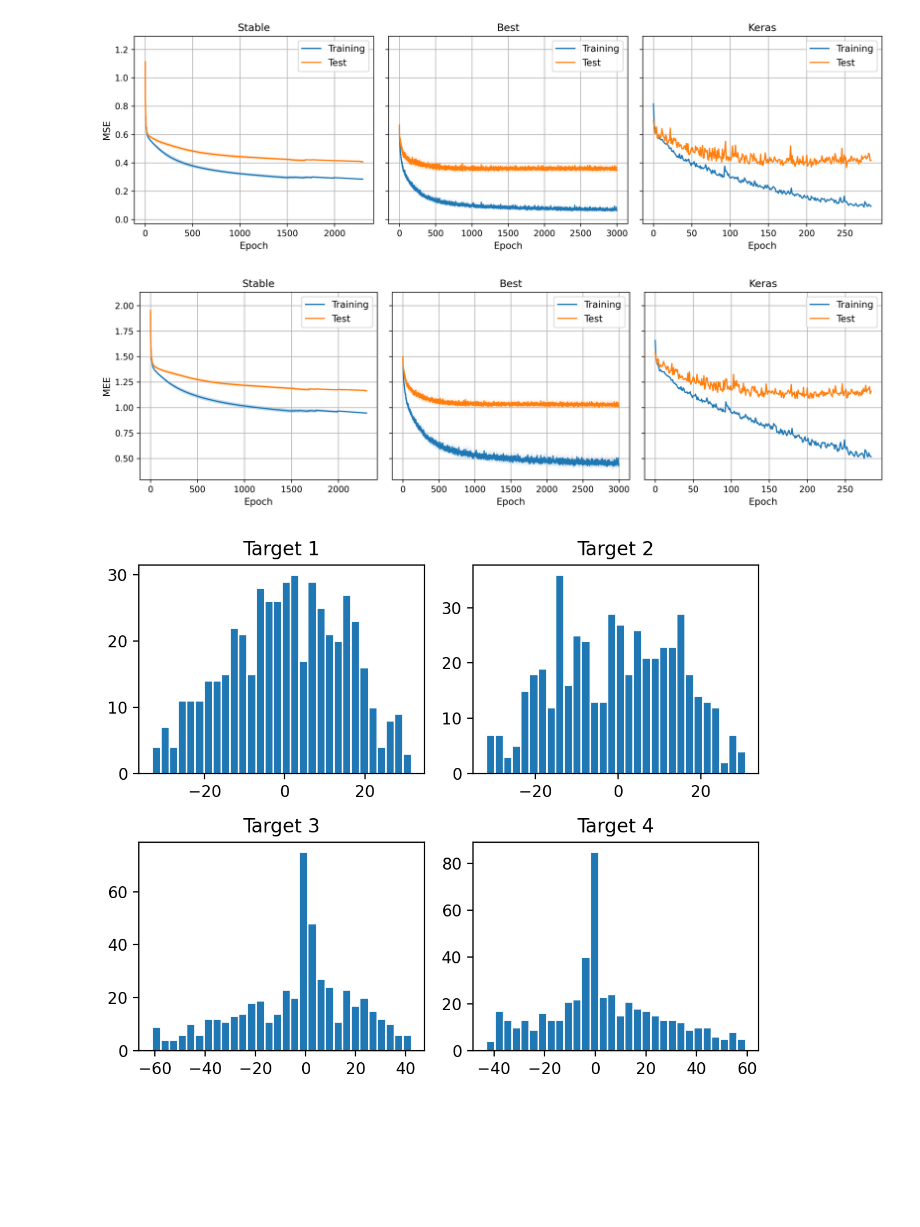
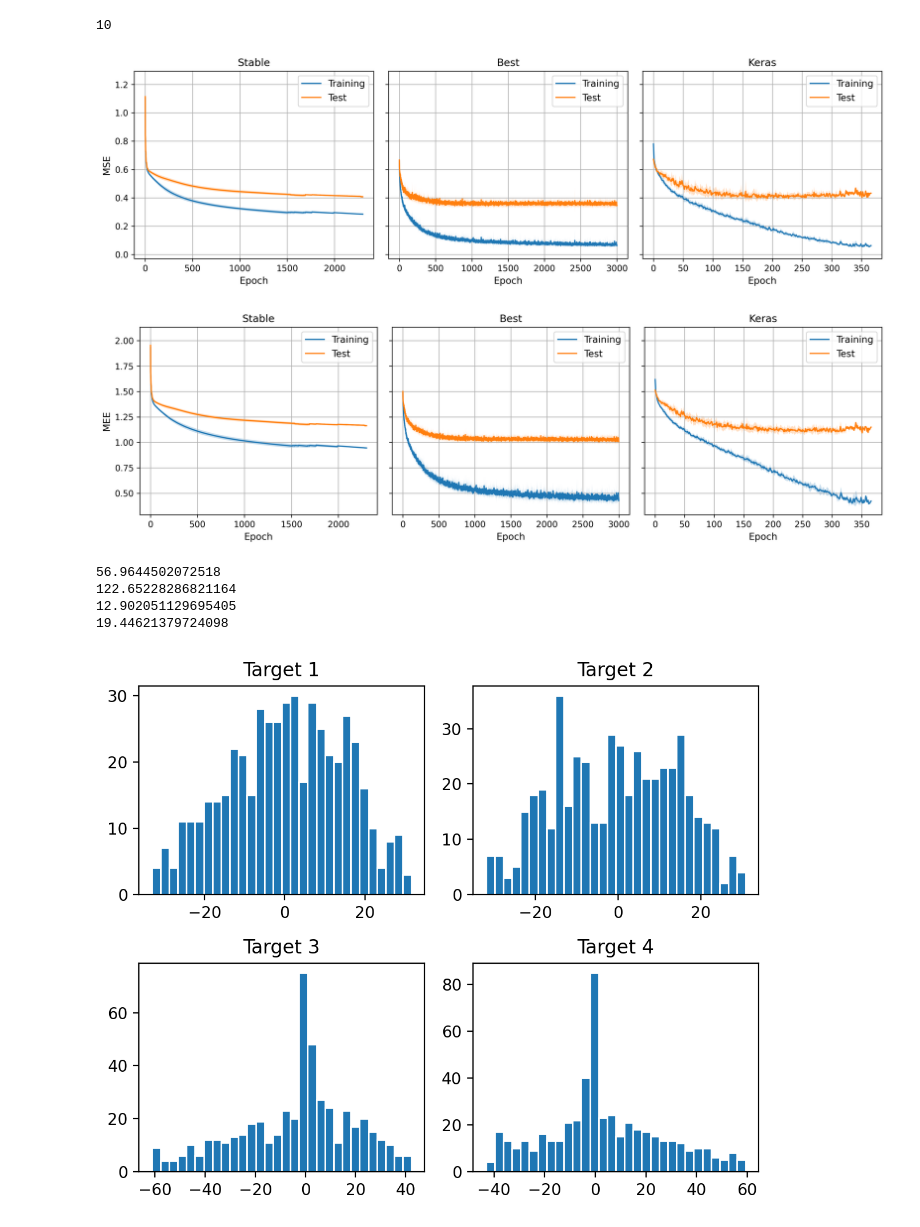
Before and after one commit to NicolaAnnu/NeuralNetwork-ML, a Jupyter notebook: notebooks/plots.ipynb, the cells around one changed output. Cells and saved outputs as stored; diff of their text form; code cells hidden in the pictures; blank space fills up the shorter version.

```diff
--- a/notebooks/plots.ipynb
+++ b/notebooks/plots.ipynb
@@ -108,10 +108,9 @@ axes[1].set_xlabel("Epoch", fontsize=fontsize)
 axes[1].grid(True)
 axes[1].legend(fontsize=fontsize)
 
-
 axes[2].set_title("Keras", fontsize=fontsize + 1)
-axes[2].plot(ks["loss_curve"], label="Training")
-axes[2].plot(ks["val_loss_curve"], label="Test")
+plot_curve(axes[2], ks["loss_curve"], "Training")
+plot_curve(axes[2], ks["val_loss_curve"], "Test")
 axes[2].set_xlabel("Epoch", fontsize=fontsize)
 axes[2].grid(True)
 axes[2].legend(fontsize=fontsize)
@@ -120,43 +119,54 @@ plt.tight_layout()
 plt.savefig("images/cup_mse.png", format="png", dpi=300)
 plt.show()
 # %% [output]
+10
-[figure, old version]
+[figure, new version]
 # %%
 fontsize = 11
 fig, axes = plt.subplots(1, 3, figsize=(13, 4), sharey=True, dpi=300)
 axes = axes.flatten()
 
 axes[0].set_ylabel("MEE", fontsize=fontsize)
 
 axes[0].set_title("Stable", fontsize=fontsize + 1)
 plot_curve(axes[0], stable["score_curves"], "Training")
 plot_curve(axes[0], stable["val_score_curves"], "Test")
 axes[0].set_xlabel("Epoch", fontsize=fontsize)
 axes[0].grid(True)
 axes[0].legend(fontsize=fontsize)
 
 
 axes[1].set_title("Best", fontsize=fontsize + 1)
 plot_curve(axes[1], best["score_curves"], "Training")
 plot_curve(axes[1], best["val_score_curves"], "Test")
 axes[1].set_xlabel("Epoch", fontsize=fontsize)
 axes[1].grid(True)
 axes[1].legend(fontsize=fontsize)
 
 
 axes[2].set_title("Keras", fontsize=fontsize + 1)
-axes[2].plot(ks["score_curve"], label="Training")
-axes[2].plot(ks["val_score_curve"], label="Test")
+plot_curve(axes[2], ks["score_curve"], "Training")
+plot_curve(axes[2], ks["val_score_curve"], "Test")
 axes[2].set_xlabel("Epoch", fontsize=fontsize)
 axes[2].grid(True)
 axes[2].legend(fontsize=fontsize)
 
 
 plt.tight_layout()
 plt.savefig("images/cup_mee.png", format="png", dpi=300)
 plt.show()
 # %% [output]
-[figure, old version]
+[figure, new version]
+# %%
+print(ks["loss"])
+print(ks["val_loss"])
+print(ks["score"])
+print(ks["val_score"])
+# %% [output]
+56.9644502072518
+122.65228286821164
+12.902051129695405
+19.44621379724098
 # %%
 import pandas as pd
 
```
Also changed, not shown: parts of 2 cells of this notebook, 17 other files.
